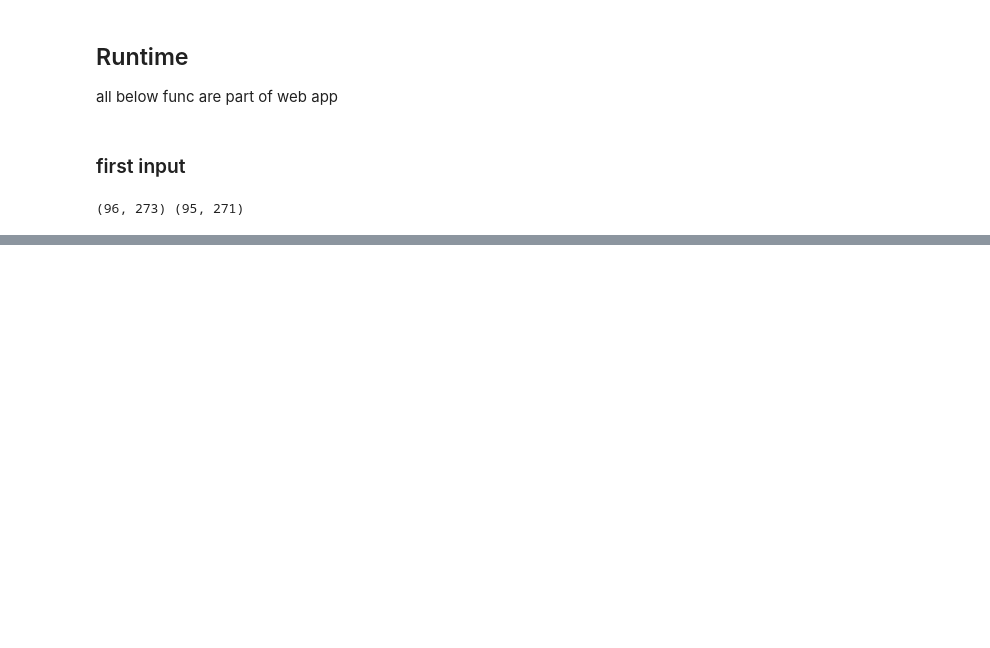
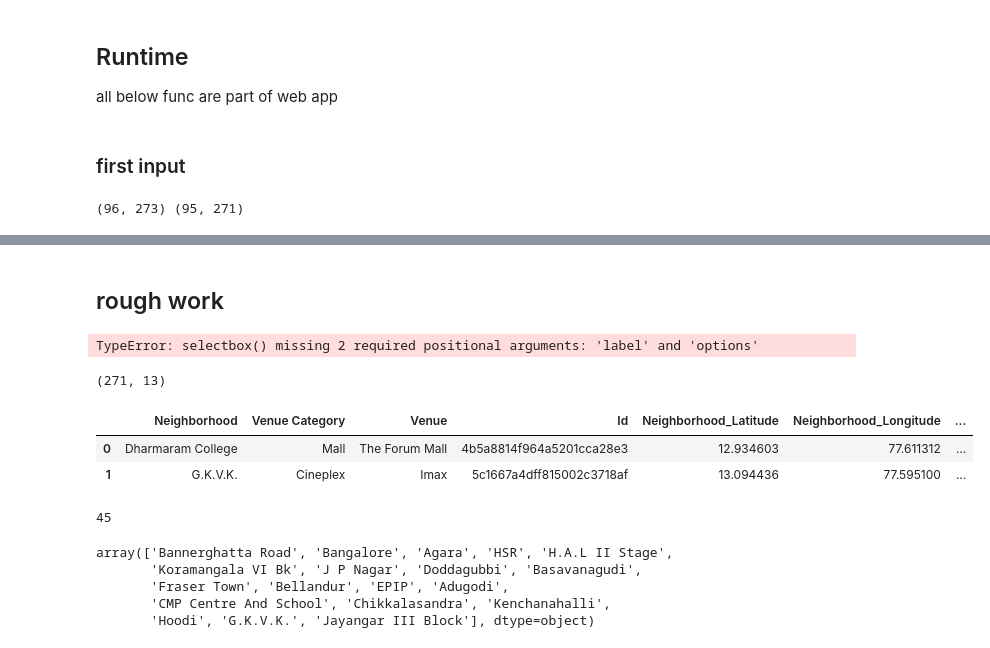
Before and after one commit to VijaySingh-GSLab/venue_recommender, a Jupyter notebook: notebook_v1.ipynb, the cells around one changed output, grey strips where cells are left out. Drawn from its saved outputs; the diff is of its cells as text; code cells hidden in the pictures; blank space fills up the shorter version.

```diff
--- a/notebook_v1.ipynb
+++ b/notebook_v1.ipynb
@@ -118,0 +107,2 @@ st.selectbox()
+# %% [markdown]
+## rough work
@@ -118,0 +111,28 @@ st.selectbox()
+# %%
+st.selectbox()
+# %% [output]
+TypeError: selectbox() missing 2 required positional arguments: 'label' and 'options'
+# %%
+#X = pd.read_csv(DATA_PATH_RAW.joinpath(LIST_CITY_DATA_FILE_NAME[0]))
+X_raw = pd.read_csv(DATA_PATH_RAW.joinpath(LIST_CITY_DATA_FILE_NAME[2]))
+
+print(X_raw.shape)
+X_raw.head(2)
+# %% [output]
+(271, 13)
+|  | Neighborhood | Venue Category | Venue | Id | Neighborhood_Latitude | Neighborhood_Longitude | ... |
+| 0 | Dharmaram College | Mall | The Forum Mall | 4b5a8814f964a5201cca28e3 | 12.934603 | 77.611312 | ... |
+| 1 | G.K.V.K. | Cineplex | Imax | 5c1667a4dff815002c3718af | 13.094436 | 77.595100 | ... |
+# %%
+print(X['Venue Category'].nunique())
+#X['Venue Category'].unique()
+# %% [output]
+45
+# %%
+ls_neighborhood
+# %% [output]
+array(['Bannerghatta Road', 'Bangalore', 'Agara', 'HSR', 'H.A.L II Stage',
+       'Koramangala VI Bk', 'J P Nagar', 'Doddagubbi', 'Basavanagudi',
+       'Fraser Town', 'Bellandur', 'EPIP', 'Adugodi',
+       'CMP Centre And School', 'Chikkalasandra', 'Kenchanahalli',
+       'Hoodi', 'G.K.V.K.', 'Jayangar III Block'], dtype=object)
```
Also changed, not shown: parts of 17 cells of this notebook, 6 other files.
